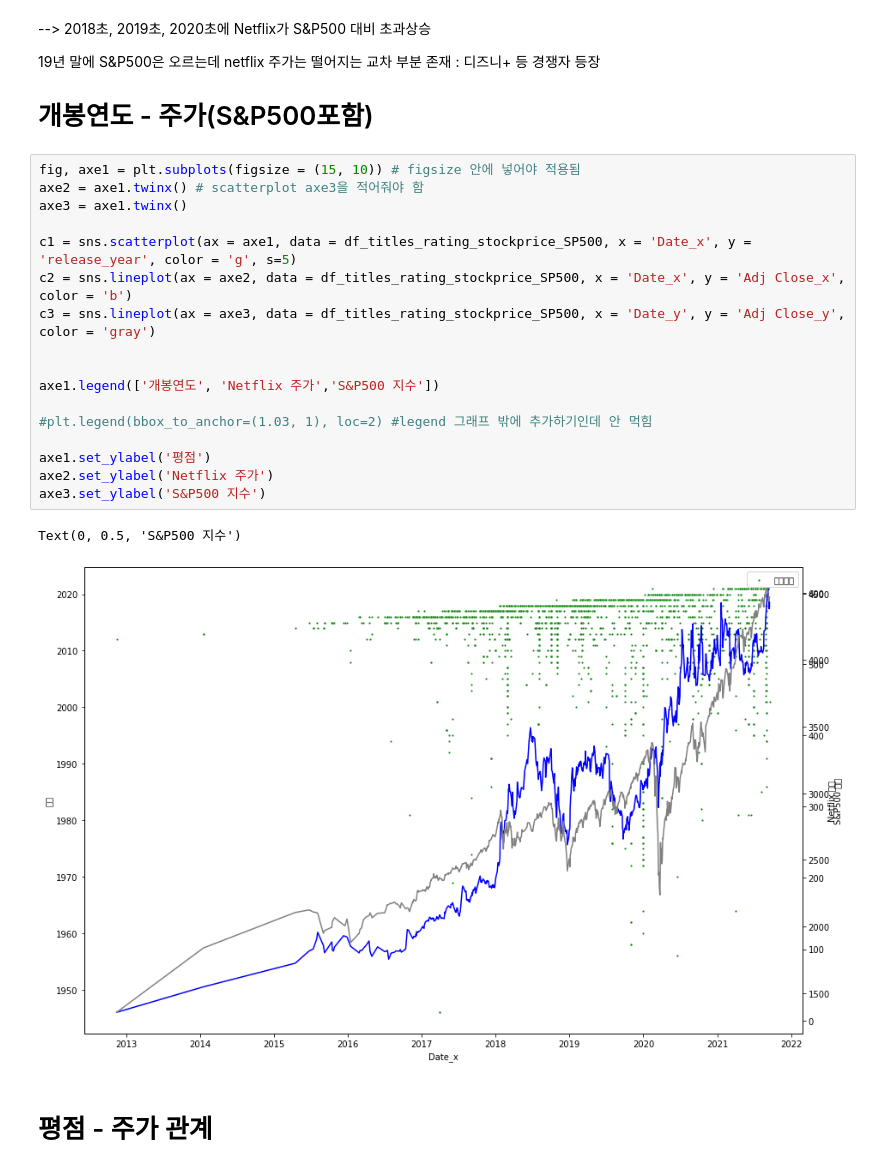
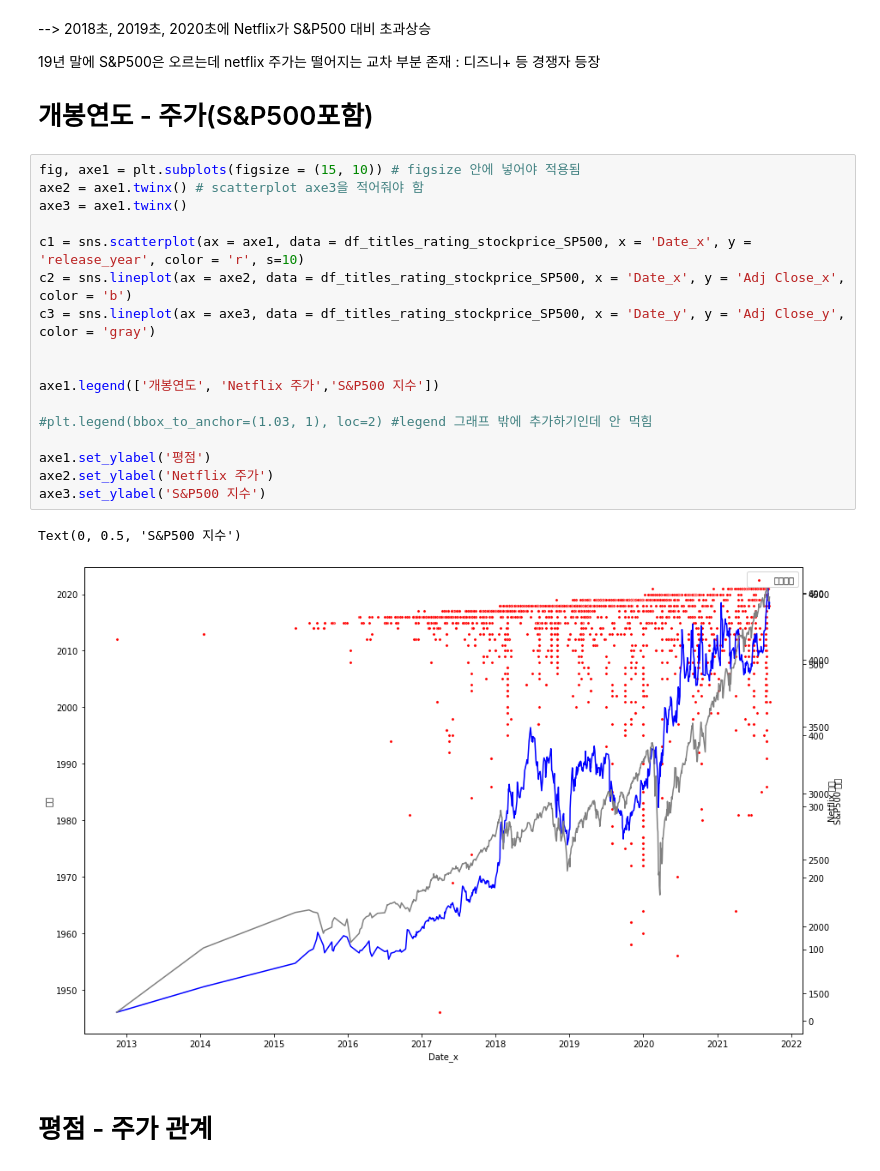
Before and after one commit to netfleeex/netflix_EDA, a Jupyter notebook: NETFLIX.ipynb, the cells around one changed output. Cells and saved outputs as stored; diff of their text form.

```diff
--- a/NETFLIX.ipynb
+++ b/NETFLIX.ipynb
@@ -370,23 +522,23 @@ Text(0, 0.5, 'S&P500 지수')
 # %%
 fig, axe1 = plt.subplots(figsize = (15, 10)) # figsize 안에 넣어야 적용됨
 axe2 = axe1.twinx() # scatterplot axe3을 적어줘야 함
 axe3 = axe1.twinx()
 
-c1 = sns.scatterplot(ax = axe1, data = df_titles_rating_stockprice_SP500, x = 'Date_x', y = 'release_year', color = 'g', s=5)
+c1 = sns.scatterplot(ax = axe1, data = df_titles_rating_stockprice_SP500, x = 'Date_x', y = 'release_year', color = 'r', s=10)
 c2 = sns.lineplot(ax = axe2, data = df_titles_rating_stockprice_SP500, x = 'Date_x', y = 'Adj Close_x', color = 'b')
 c3 = sns.lineplot(ax = axe3, data = df_titles_rating_stockprice_SP500, x = 'Date_y', y = 'Adj Close_y', color = 'gray')
 
 
 axe1.legend(['개봉연도', 'Netflix 주가','S&P500 지수'])
 
 #plt.legend(bbox_to_anchor=(1.03, 1), loc=2) #legend 그래프 밖에 추가하기인데 안 먹힘
 
 axe1.set_ylabel('평점')
 axe2.set_ylabel('Netflix 주가')
 axe3.set_ylabel('S&P500 지수')
 # %% [output]
 Text(0, 0.5, 'S&P500 지수')
-[figure, old version]
+[figure, new version]
 # %% [markdown]
 # 평점 - 주가 관계
 # %%
```
Also changed, not shown: parts of 12 cells of this notebook, 1 other file.
